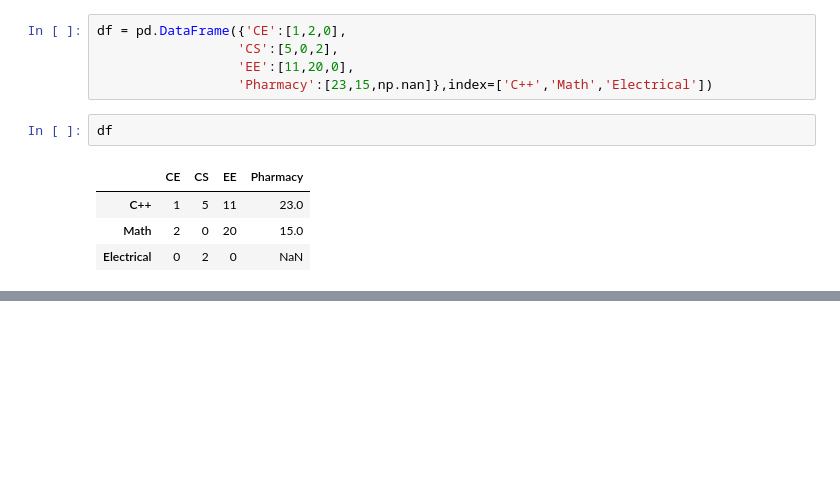
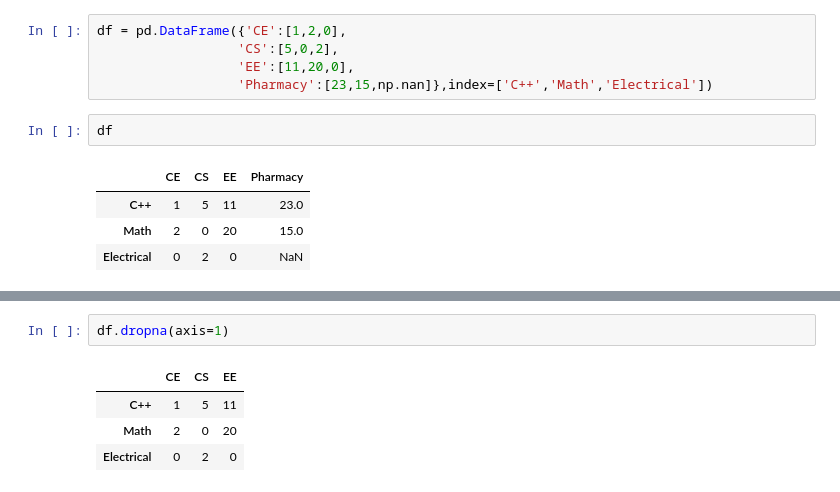
Before and after one commit to felixop7/Machine-Learning, a Jupyter notebook: Basics/Pandas/Pandas.ipynb, the cells around one changed output, grey strips where cells are left out. Drawn from its saved outputs; the diff is of its cells as text; blank space fills up the shorter version.

Commit message:
dropna

```diff
--- a/Basics/Pandas/Pandas.ipynb
+++ b/Basics/Pandas/Pandas.ipynb
@@ -348,0 +345,7 @@ df
+# %%
+df.dropna(axis=1)
+# %% [output]
+|  | CE | CS | EE |
+| C++ | 1 | 5 | 11 |
+| Math | 2 | 0 | 20 |
+| Electrical | 0 | 2 | 0 |
```
Also changed, not shown: parts of 30 cells of this notebook.
